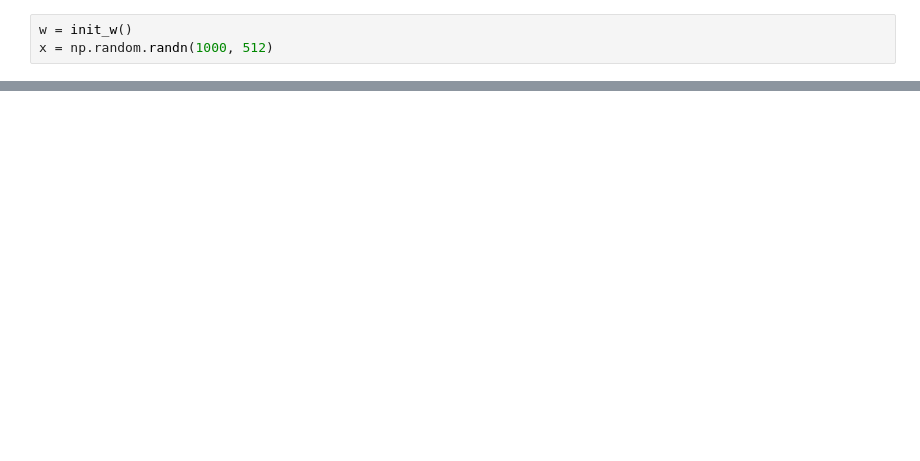
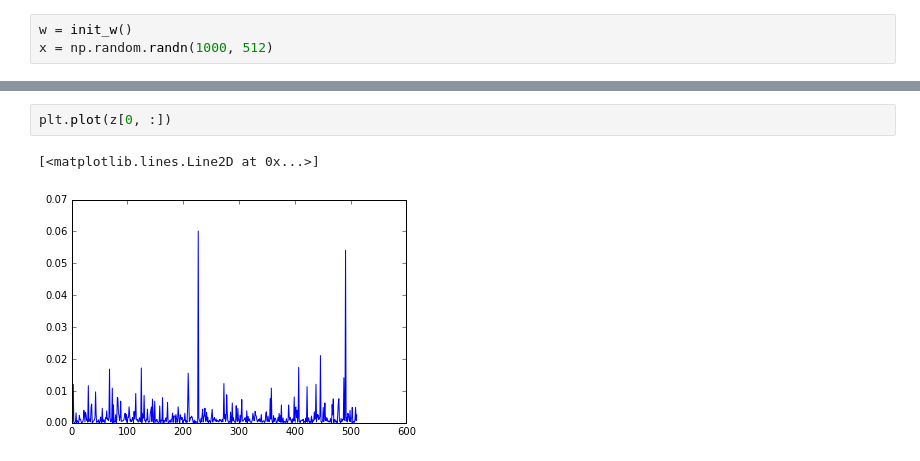
Before and after one commit to zzhang-cn/scratchpad, a Jupyter notebook: var.ipynb, the cells around one changed output, grey strips where cells are left out. Saved outputs shown, nothing was run; the diff lists cells and outputs as text; blank space fills up the shorter version.

```diff
--- a/var.ipynb
+++ b/var.ipynb
@@ -168,0 +155,5 @@ plot_hist(y[:, 0])
+# %%
+plt.plot(z[0, :])
+# %% [output]
+[<matplotlib.lines.Line2D at 0x...>]
+[figure, added]
```
Also changed, not shown: parts of 43 cells of this notebook.
